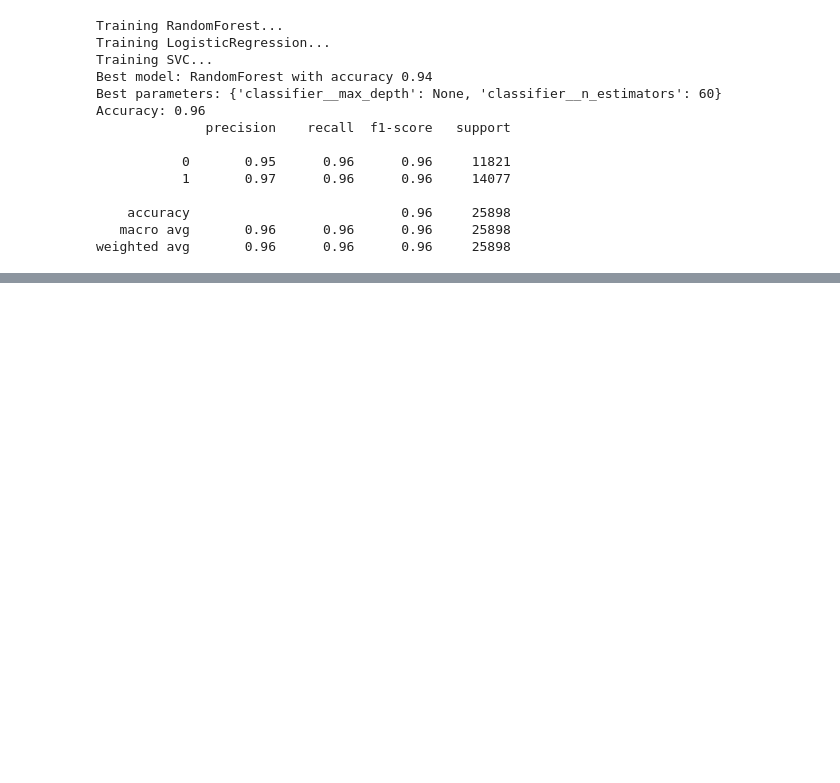
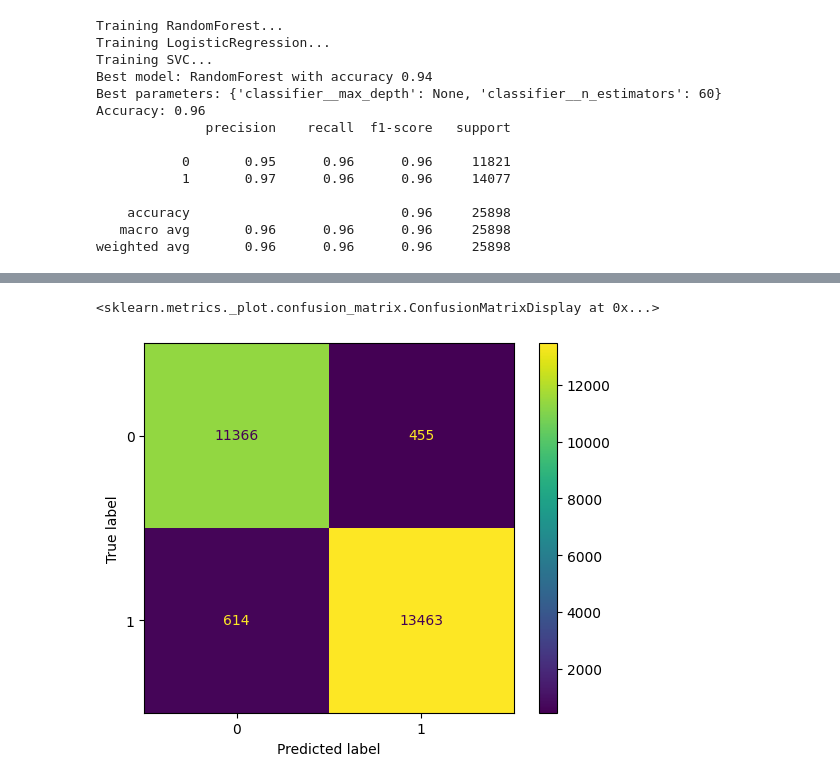
Before and after one commit to Lorenzo1208/Sentiment-Analysis, a Jupyter notebook: sentiment-analysis.ipynb, the cells around one changed output, grey strips where cells are left out. Saved outputs shown, nothing was run; the diff lists cells and outputs as text; code cells hidden in the pictures; blank space fills up the shorter version.

```diff
--- a/sentiment-analysis.ipynb
+++ b/sentiment-analysis.ipynb
@@ -484,0 +514,21 @@ weighted avg       0.96      0.96      0.96     25898
+# %%
+import joblib
+
+# Load le model
+best_model = joblib.load('best_model.joblib')
+
+# Récupération du modèle RandomForest dans la pipeline
+rf_model = best_model.named_steps['classifier']
+
+# Récupération des feature importances
+feature_importances = rf_model.feature_importances_
+
+# Récupération feature names depuis one-hot encoder sauf Satisfaction
+feature_names = list(df_processed.drop('Satisfaction', axis=1).columns)
+
+# Fusion des feature importances et du noms des colonnes, puis les trier par importance
+feature_importance_df = pd.DataFrame({'Feature': feature_names, 'Importance': feature_importances})
+feature_importance_df = feature_importance_df.sort_values('Importance', ascending=False)
+
+# Affichage du résultat
+print(feature_importance_df)
@@ -484,0 +568,10 @@ weighted avg       0.96      0.96      0.96     25898
+# %%
+from sklearn.metrics import confusion_matrix, ConfusionMatrixDisplay
+
+y_pred = best_model.predict(X_test)
+cm = confusion_matrix(y_test, y_pred)
+disp = ConfusionMatrixDisplay(confusion_matrix=cm, display_labels=best_model.named_steps['classifier'].classes_)
+disp.plot()
+# %% [output]
+<sklearn.metrics._plot.confusion_matrix.ConfusionMatrixDisplay at 0x...>
+[figure, added]
```
Also changed, not shown: parts of 31 cells of this notebook, 1 other file.
